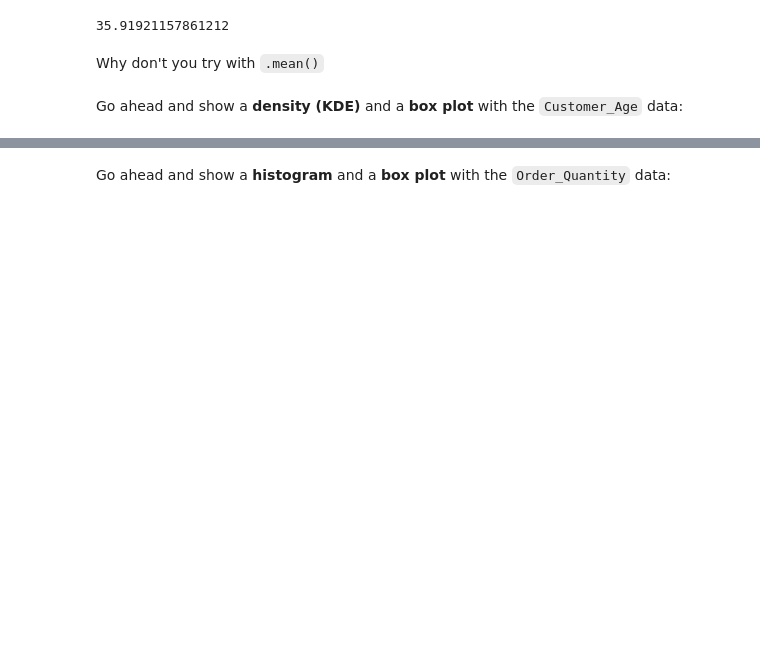
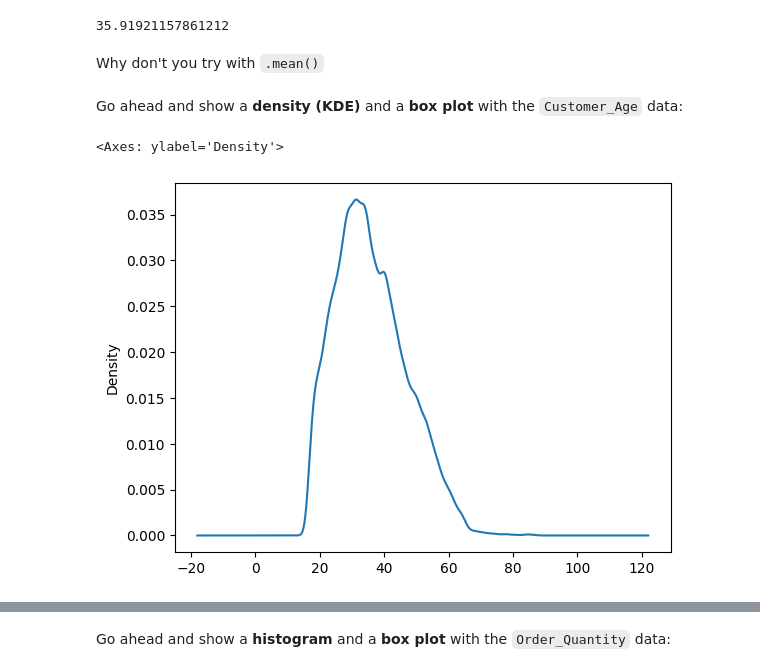
Before and after one commit to myllah/freecodecamp_data_analysis_with_python, a Jupyter notebook: 02 - Data Analysis Example A/Exercises_1.ipynb, the cells around one changed output, grey strips where cells are left out. Saved outputs shown, nothing was run; the diff lists cells and outputs as text; code cells hidden in the pictures; blank space fills up the shorter version.

```diff
--- a/02 - Data Analysis Example A/Exercises_1.ipynb
+++ b/02 - Data Analysis Example A/Exercises_1.ipynb
@@ -51,6 +51,7 @@ Go ahead and show a <b>density (KDE)</b> and a <b>box plot</b> with the `Custome
 # %%
 # your code goes here
 
 sales['Customer_Age'].plot(kind='kde')
-
-sales['Customer_Age'].plot(kind='box')
+# %% [output]
+<Axes: ylabel='Density'>
+[figure, added]
```
Also changed, not shown: parts of 3 cells of this notebook.
